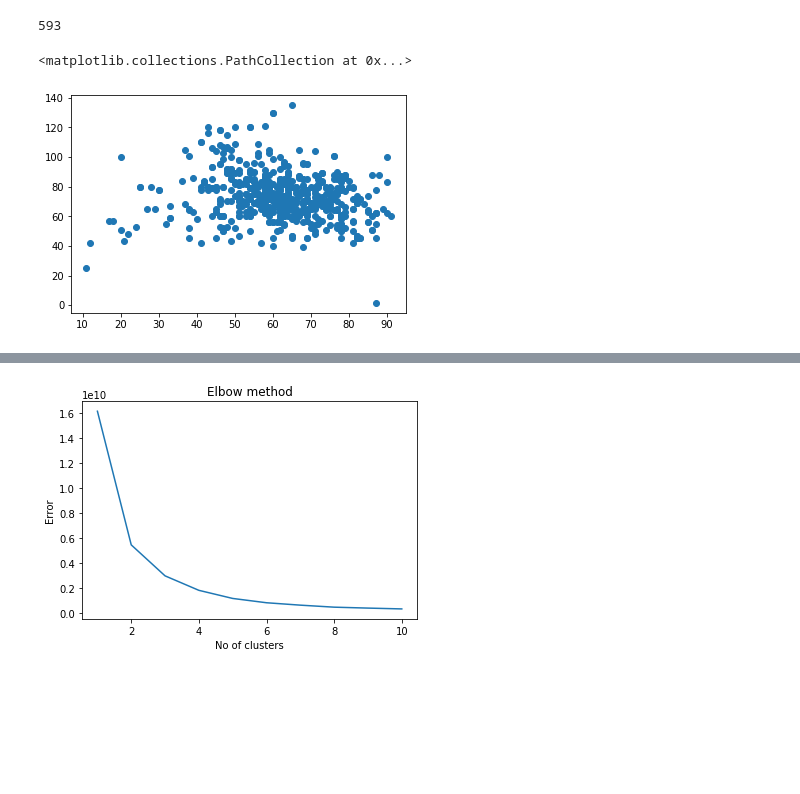
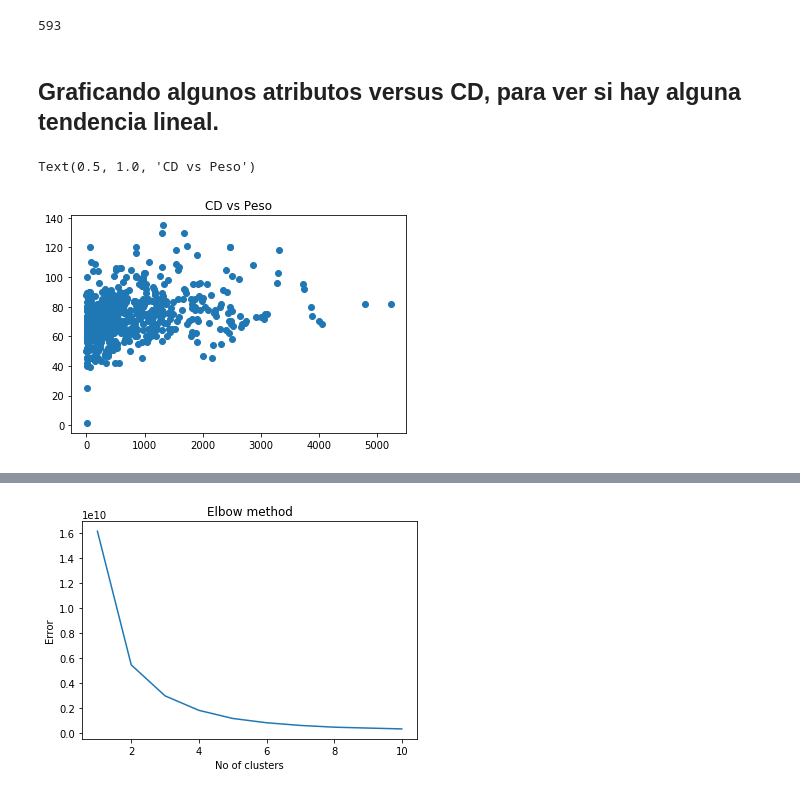
Before and after one commit to igomezv/cardio_dosis, a Jupyter notebook: clustering.ipynb, the cells around one changed output, grey strips where cells are left out. Drawn from its saved outputs; the diff is of its cells as text; code cells hidden in the pictures; blank space fills up the shorter version.

```diff
--- a/clustering.ipynb
+++ b/clustering.ipynb
@@ -36,11 +41,15 @@ nparray = data.values
 len(nparray)
 # %% [output]
 593
+# %% [markdown]
+## Graficando algunos atributos versus CD, para ver si hay alguna tendencia lineal.
 # %%
-pesoCD = pd.read_csv(file, usecols={'EDAD','PESO', 'TALLA', 'TIEMPO','mGy','pGym', 'IMÁGENES'})
-pesoscd_val = pesoCD.values
-plt.scatter(pesoscd_val[:,0],pesoscd_val[:,1])
+data2 = pd.read_csv(file, usecols={'EDAD','PESO', 'TALLA', 'TIEMPO','mGy','pGym', 'IMÁGENES'})
+versus_cd_val = data2.values
-# %% [output]
-<matplotlib.collections.PathCollection at 0x...>
-[figure, removed]
+# %%
+plt.scatter(versus_cd_val[:,4],versus_cd_val[:,1])
+plt.title("CD vs Peso")
+# %% [output]
+Text(0.5, 1.0, 'CD vs Peso')
+[figure, added]
 # %%
```
Also changed, not shown: parts of 25 cells of this notebook, 10 other files.
